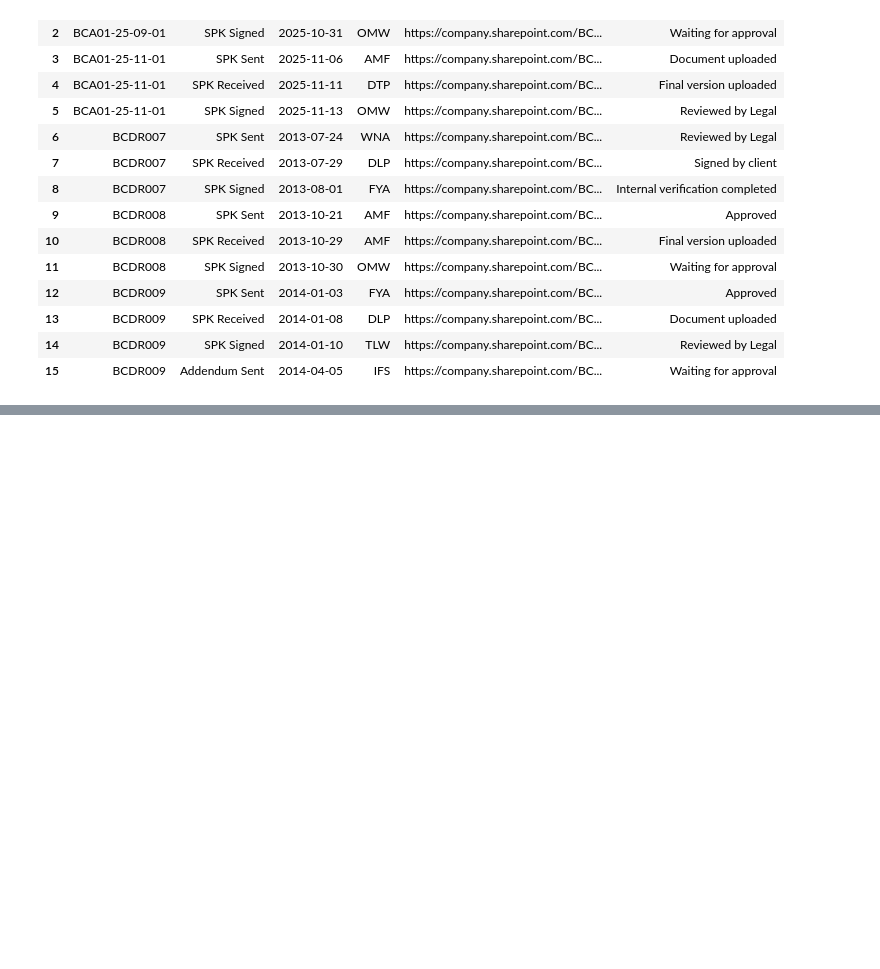
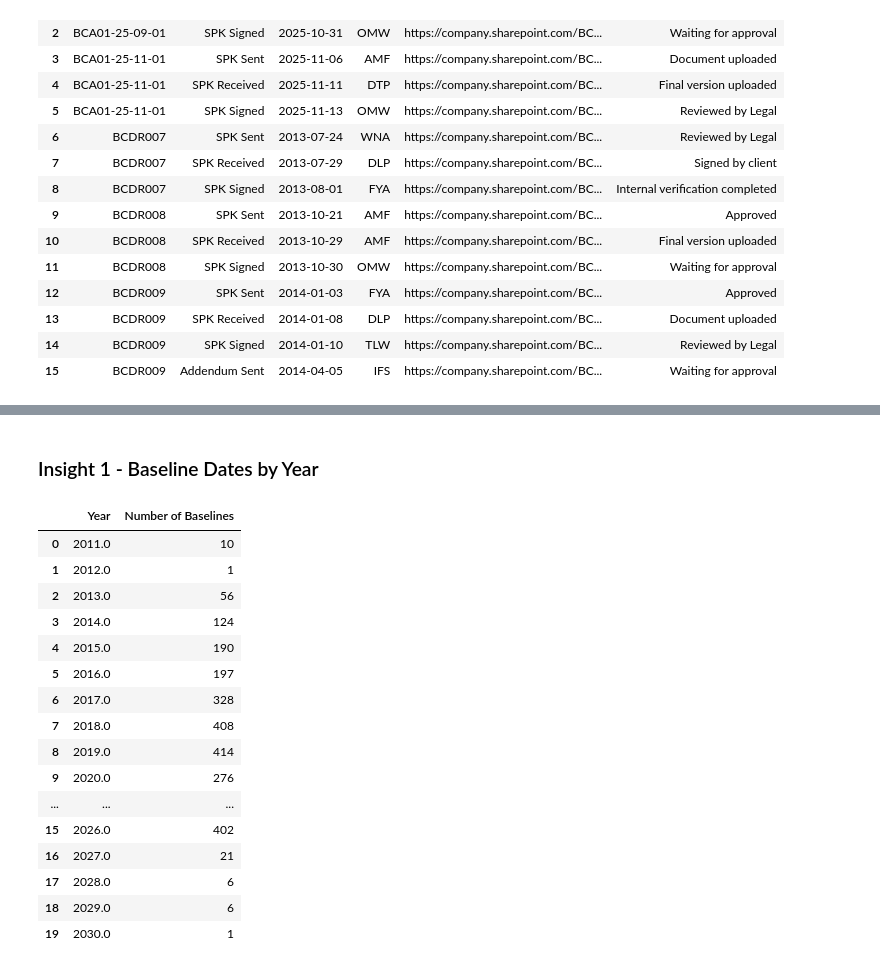
Before and after one commit to achattra/intern-vp-2026, a Jupyter notebook: Analysis.ipynb, the cells around one changed output, grey strips where cells are left out. Cells and saved outputs as stored; diff of their text form; code cells hidden in the pictures; blank space fills up the shorter version.

```diff
--- a/Analysis.ipynb
+++ b/Analysis.ipynb
@@ -588,0 +1065,38 @@ NameError: name 'legal_activity' is not defined
+# %% [markdown]
+### Insight 1 - Baseline Dates by Year
+# %%
+baseline["Year"] = pd.to_datetime(
+    baseline["Baseline Date"]
+).dt.year
+
+baseline_year = (
+    baseline["Year"]
+    .value_counts()
+    .sort_index()
+    .reset_index()
+)
+
+baseline_year.columns = [
+    "Year",
+    "Number of Baselines"
+]
+
+baseline_year
+# %% [output]
+|  | Year | Number of Baselines |
+| 0 | 2011.0 | 10 |
+| 1 | 2012.0 | 1 |
+| 2 | 2013.0 | 56 |
+| 3 | 2014.0 | 124 |
+| 4 | 2015.0 | 190 |
+| 5 | 2016.0 | 197 |
+| 6 | 2017.0 | 328 |
+| 7 | 2018.0 | 408 |
+| 8 | 2019.0 | 414 |
+| 9 | 2020.0 | 276 |
+| ... | ... | ... |
+| 15 | 2026.0 | 402 |
+| 16 | 2027.0 | 21 |
+| 17 | 2028.0 | 6 |
+| 18 | 2029.0 | 6 |
+| 19 | 2030.0 | 1 |
```
Also changed, not shown: parts of 64 cells of this notebook.
